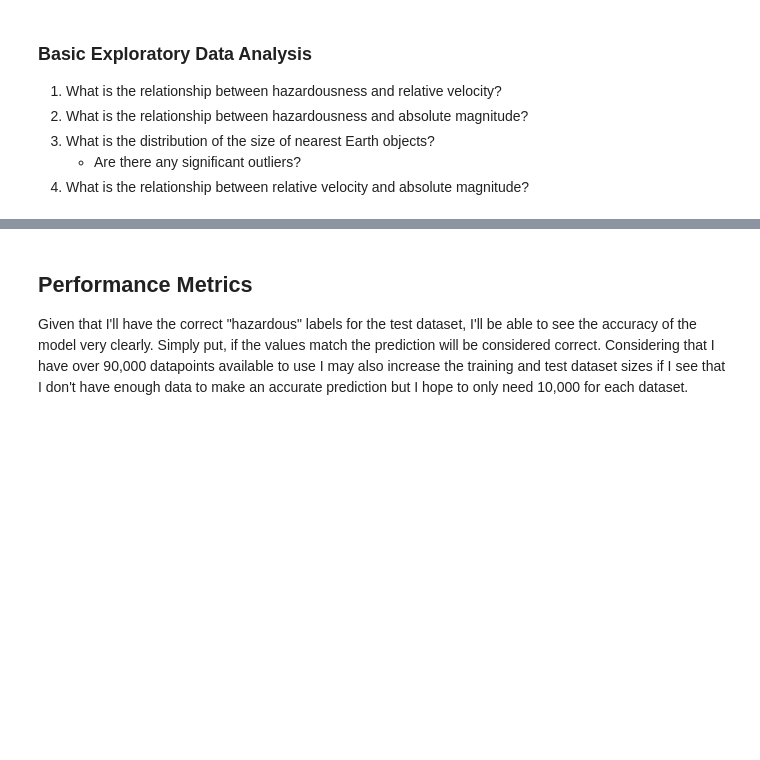
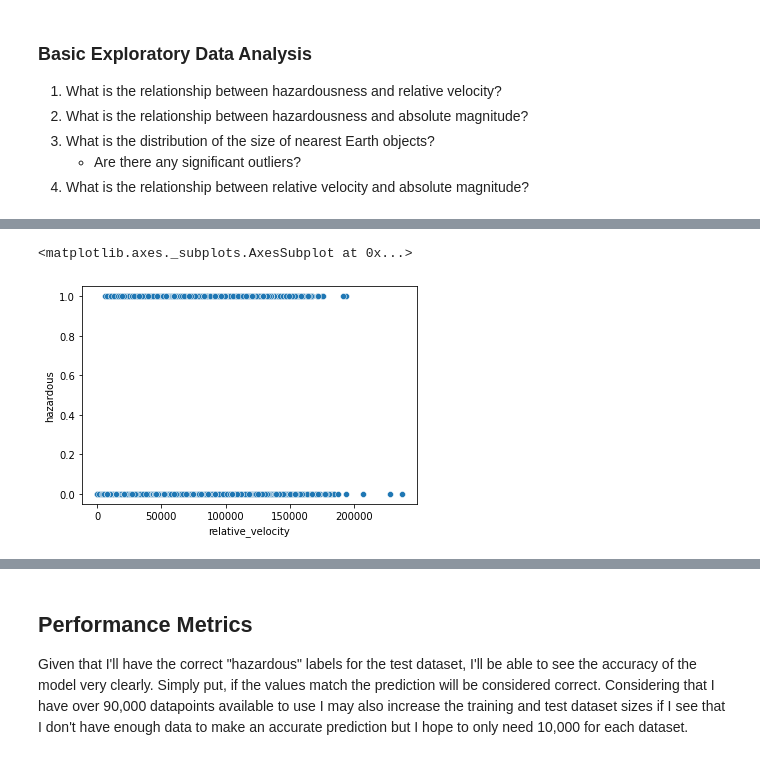
Before and after one commit to samarakoon-ryan/NASA-nearest-earth-objects-modeling, a Jupyter notebook: week1_assignment.ipynb, the cells around one changed output, grey strips where cells are left out. Drawn from its saved outputs; the diff is of its cells as text; code cells hidden in the pictures; blank space fills up the shorter version.

Commit message:
Data exploration closes #4

```diff
--- a/week1_assignment.ipynb
+++ b/week1_assignment.ipynb
@@ -22,0 +28,6 @@ Dataset Source - https://www.kaggle.com/datasets/sameepvani/nasa-nearest-earth-o
+# %%
+# load dataset
+neos = pd.read_csv("neo.csv")
+
+# display head
+neos.head()
@@ -22,0 +75,6 @@ Dataset Source - https://www.kaggle.com/datasets/sameepvani/nasa-nearest-earth-o
+# %%
+# plot hazardousness and relative velocity
+sns.scatterplot(data=neos, x='relative_velocity', y='hazardous')
+# %% [output]
+<matplotlib.axes._subplots.AxesSubplot at 0x...>
+[figure, added]
```
Also changed, not shown: parts of 12 cells of this notebook.
